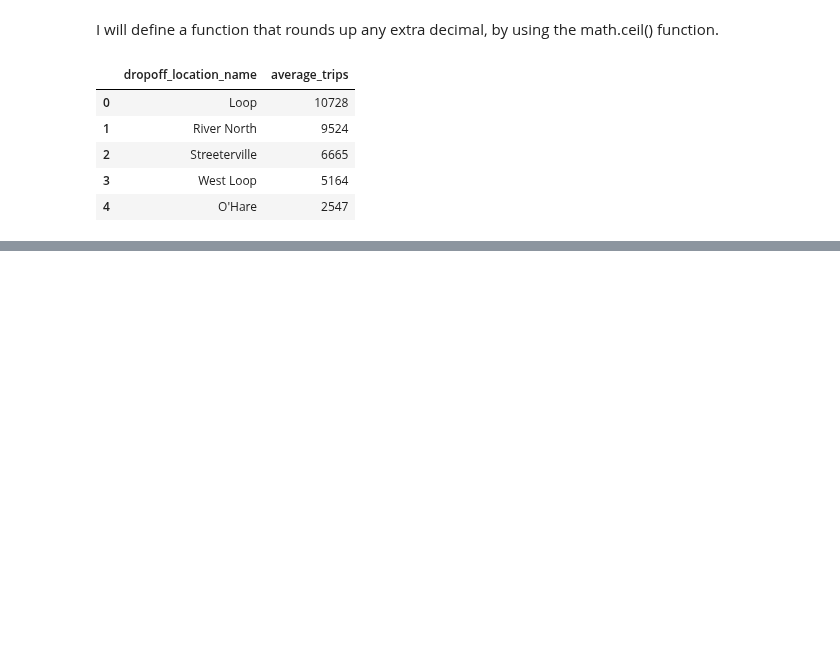
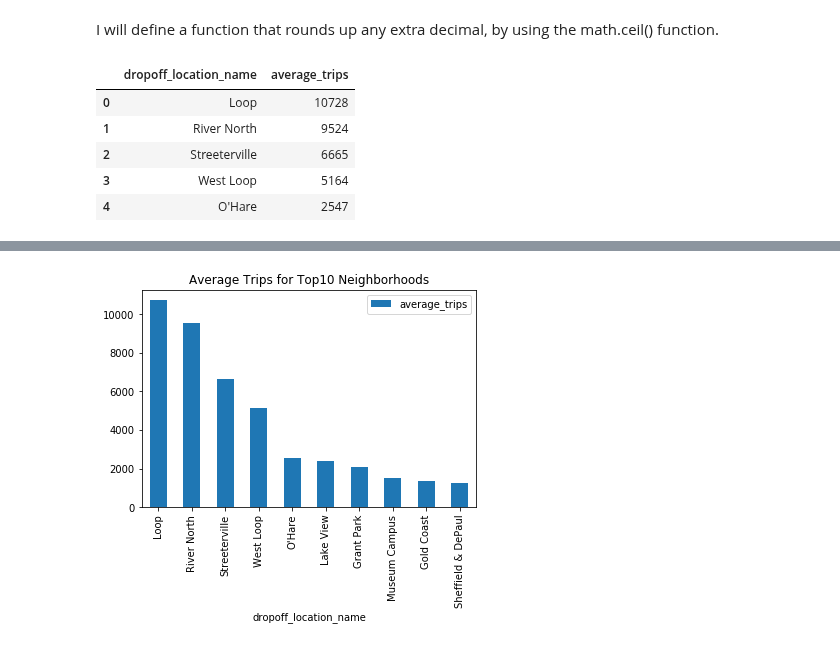
Before and after one commit to Alumasa/data_science_practicum, a Jupyter notebook: Data Collection and Storage Project part2.ipynb, the cells around one changed output, grey strips where cells are left out. Drawn from its saved outputs; the diff is of its cells as text; code cells hidden in the pictures; blank space fills up the shorter version.

Commit message:
Data Analysis and EDA.

```diff
--- a/Data Collection and Storage Project part2.ipynb
+++ b/Data Collection and Storage Project part2.ipynb
@@ -87,0 +92,2 @@ data_neigh['average_trips'] = data_neigh['average_trips'].astype(np.int64)
+# %%
+top10_neigh = data_neigh.sort_values(by='average_trips', ascending=False).head(10)
@@ -87,0 +108,4 @@ data_neigh['average_trips'] = data_neigh['average_trips'].astype(np.int64)
+# %%
+top10_neigh.plot(kind='bar', x='dropoff_location_name', y='average_trips', title='Average Trips for Top10 Neighborhoods');
+# %% [output]
+[figure, added]
```
Also changed, not shown: parts of 10 cells of this notebook.
